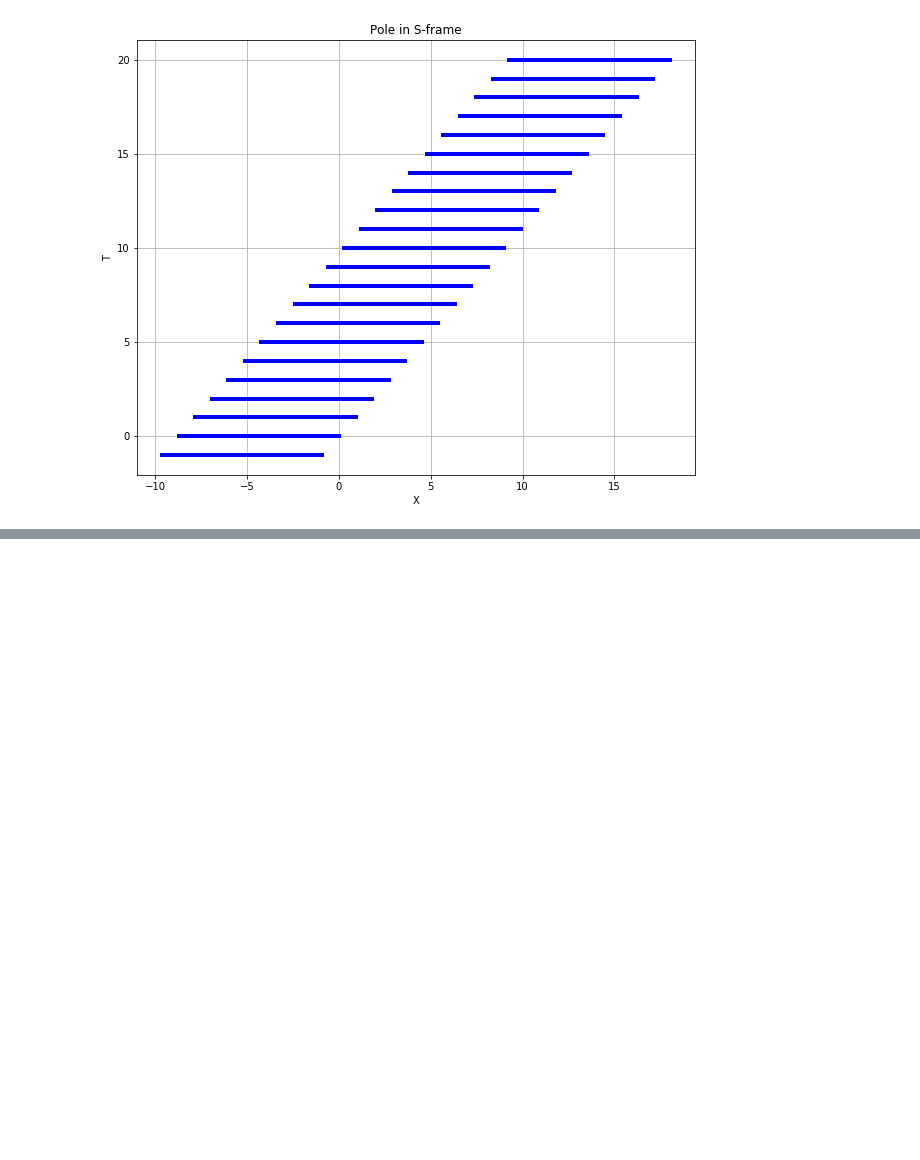
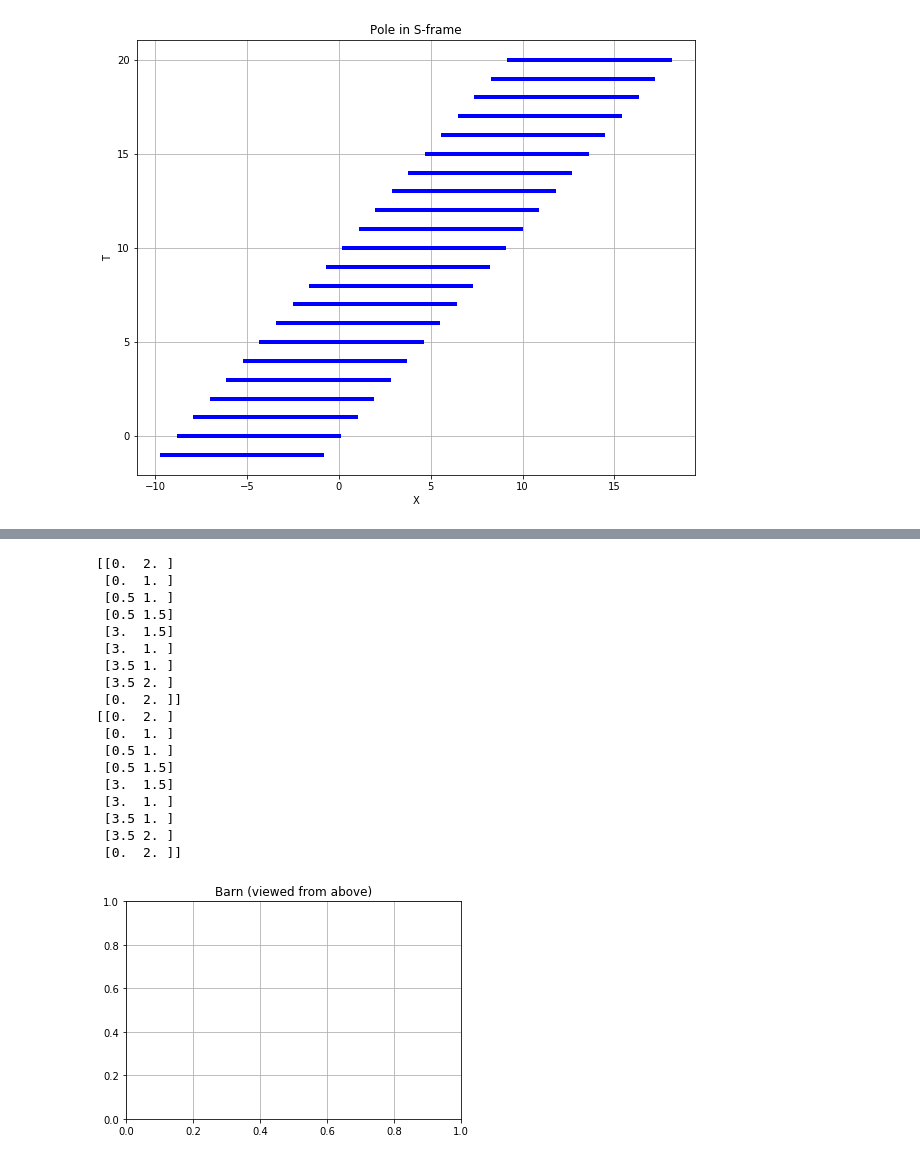
Before and after one commit to gabella/relativity, a Jupyter notebook: localLorFrame/polebarn-justin's edit.ipynb, the cells around one changed output, grey strips where cells are left out. Drawn from its saved outputs; the diff is of its cells as text; code cells hidden in the pictures; blank space fills up the shorter version.

```diff
--- a/localLorFrame/polebarn-justin's edit.ipynb
+++ b/localLorFrame/polebarn-justin's edit.ipynb
@@ -97,0 +103,51 @@ plt.show()
+# %%
+# Draw a closed polygon as a starting shape at t'=0, and will move by m' .
+#
+# Make it 1 deep and +/- 1/4 for y.  All in the x-y plane and time is t' = 0.0 say.
+xw = 0.5 #xwidth of the barn wall (door side)
+yw = 1.5  #ywidth of the barn wall (non-door side)
+yh = 2 #height
+xl = 3.5 #total barn length
+# Append t later.
+BarnTOP = np.array([ [0.0, yh], [0.0, 1.0], [xw, 1.0], [xw, yw], [xl-xw, yw], [xl-xw, 1.0], [xl, 1.0], [xl, yh], [0.0, yh] ])
+#fig, ax = plt.subplots( figsize=(8,6) )
+print(BarnTOP)
+#xx = BarnTOP.transpose()[0]
+#yy = BarnTOP.transpose()[1]
+BarnTOP2 = np.array([ [0.0, yh], [0.0, 1.0], [xw, 1.0], [xw, yw], [xl-xw, yw], [xl-xw, 1.0], [xl, 1.0], [xl, yh], [0.0, yh] ])
+np.fliplr(BarnTOP2)
+print(BarnTOP2)
+
+#fig, ax = plt.subplots( figsize=(8,6) )
+
+#(xx,yy) = aa.transpose
+
+
+ax.fill( xx, yy, 'b', alpha=0.2)
+
+ax.plot( xx, yy, 'ko', label='dots')
+ax.set_aspect(1)
+ax.plot( xx, yy, 'b-', label='lines', lw=4)
+plt.title('Barn (viewed from above)')
+plt.grid(True)
+plt.show()
+# %% [output]
+[[0.  2. ]
+ [0.  1. ]
+ [0.5 1. ]
+ [0.5 1.5]
+ [3.  1.5]
+ [3.  1. ]
+ [3.5 1. ]
+ [3.5 2. ]
+ [0.  2. ]]
+[[0.  2. ]
+ [0.  1. ]
+ [0.5 1. ]
+ [0.5 1.5]
+ [3.  1.5]
+ [3.  1. ]
+ [3.5 1. ]
+ [3.5 2. ]
+ [0.  2. ]]
+[figure, added]
```
Also changed, not shown: parts of 3 cells of this notebook.
